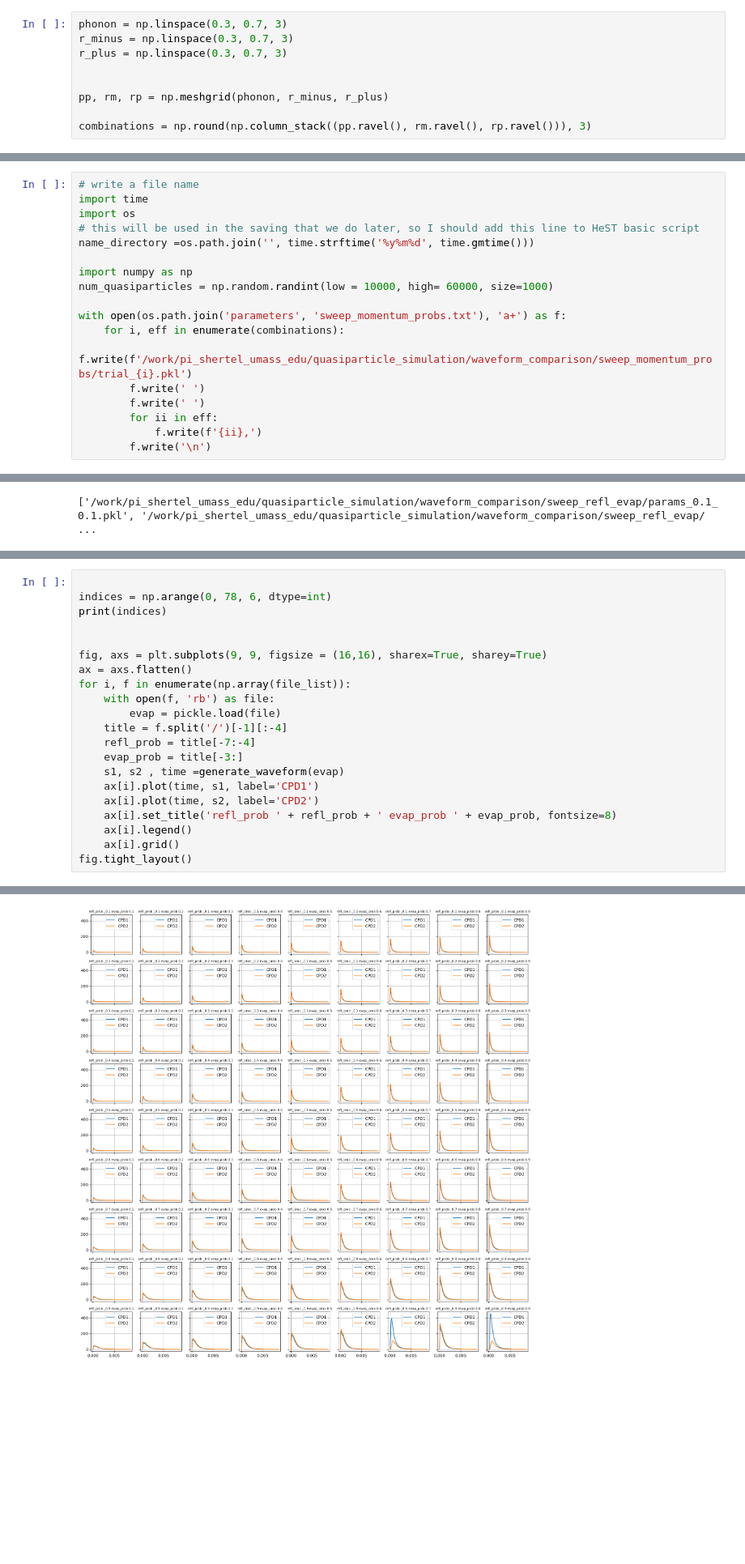
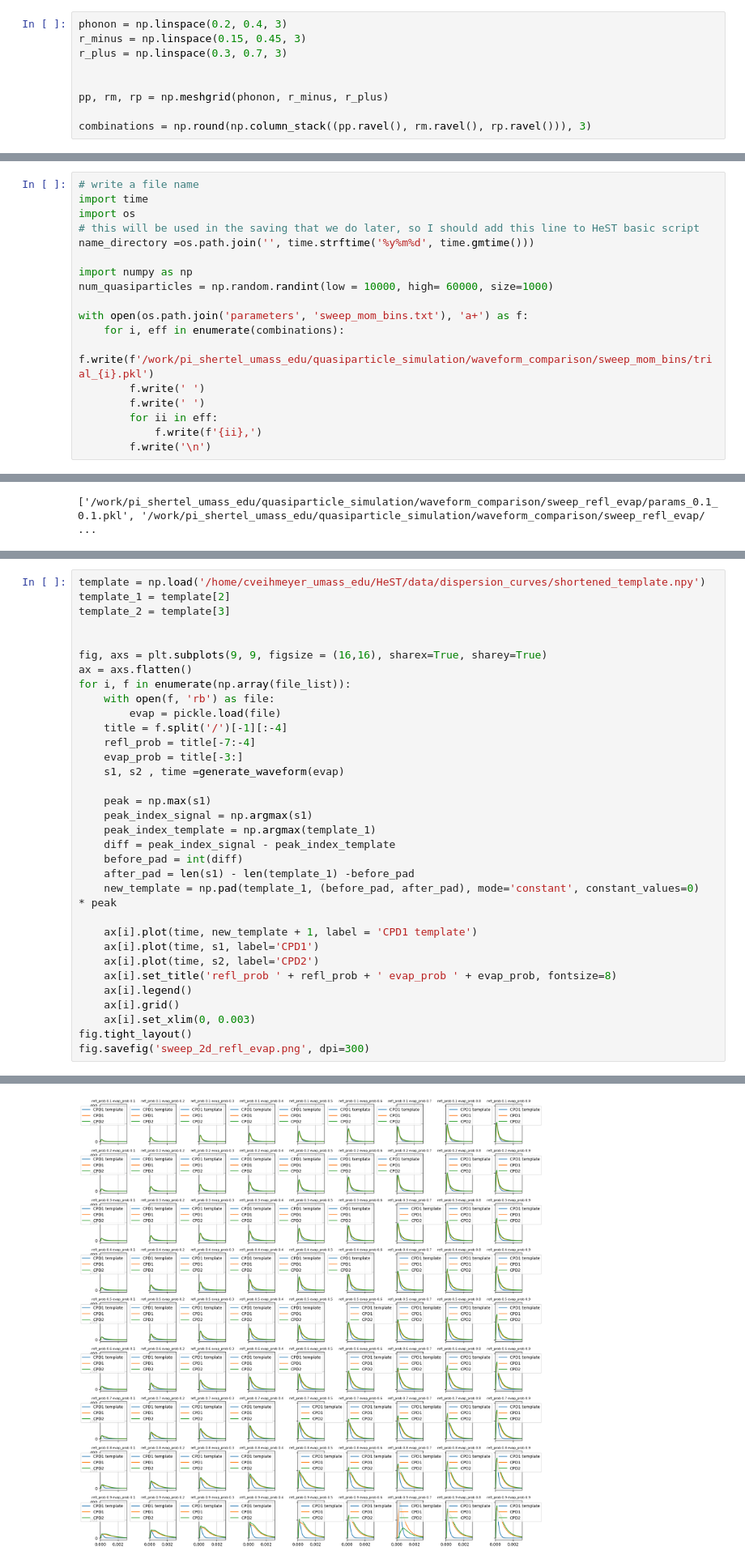
Before and after one commit to spice-herald/HeST, a Jupyter notebook: analysis/unity_analysis.ipynb, the cells around one changed output, grey strips where cells are left out. Shown at 81% size. Cells and saved outputs as stored; diff of their text form; blank space fills up the shorter version.

```diff
--- a/analysis/unity_analysis.ipynb
+++ b/analysis/unity_analysis.ipynb
@@ -28,8 +30,8 @@ with open('./data/new_batch_pracrice.pkl', 'rb') as f:
 # %%
 plot_hist_flavors(slurm_practice)
 # %%
-phonon = np.linspace(0.3, 0.7, 3)
-r_minus = np.linspace(0.3, 0.7, 3)
+phonon = np.linspace(0.2, 0.4, 3)
+r_minus = np.linspace(0.15, 0.45, 3)
 r_plus = np.linspace(0.3, 0.7, 3)
 
 
@@ -66,9 +68,9 @@ name_directory =os.path.join('', time.strftime('%y%m%d', time.gmtime()))
 import numpy as np
 num_quasiparticles = np.random.randint(low = 10000, high= 60000, size=1000)
 
-with open(os.path.join('parameters', 'sweep_momentum_probs.txt'), 'a+') as f:
+with open(os.path.join('parameters', 'sweep_mom_bins.txt'), 'a+') as f:
     for i, eff in enumerate(combinations):
-        f.write(f'/work/pi_shertel_umass_edu/quasiparticle_simulation/waveform_comparison/sweep_momentum_probs/trial_{i}.pkl')
+        f.write(f'/work/pi_shertel_umass_edu/quasiparticle_simulation/waveform_comparison/sweep_mom_bins/trial_{i}.pkl')
         f.write(' ')
         f.write(' ')
         for ii in eff:
@@ -267,9 +324,9 @@ ax.plot(time, s2, label='CPD2')
 [<matplotlib.lines.Line2D at 0x...>]
 [figure]
 # %%
-
-indices = np.arange(0, 78, 6, dtype=int)
-print(indices)
+template = np.load('/home/cveihmeyer_umass_edu/HeST/data/dispersion_curves/shortened_template.npy')
+template_1 = template[2]
+template_2 = template[3]
 
 
 fig, axs = plt.subplots(9, 9, figsize = (16,16), sharex=True, sharey=True)
@@ -281,10 +338,22 @@ for i, f in enumerate(np.array(file_list)):
     refl_prob = title[-7:-4]
     evap_prob = title[-3:]
     s1, s2 , time =generate_waveform(evap)
+
+    peak = np.max(s1)
+    peak_index_signal = np.argmax(s1)
+    peak_index_template = np.argmax(template_1)
+    diff = peak_index_signal - peak_index_template
+    before_pad = int(diff)
+    after_pad = len(s1) - len(template_1) -before_pad
+    new_template = np.pad(template_1, (before_pad, after_pad), mode='constant', constant_values=0)  * peak
+
+    ax[i].plot(time, new_template + 1, label = 'CPD1 template')
     ax[i].plot(time, s1, label='CPD1')
     ax[i].plot(time, s2, label='CPD2')
     ax[i].set_title('refl_prob ' + refl_prob + ' evap_prob ' + evap_prob, fontsize=8)
     ax[i].legend()
     ax[i].grid()
+    ax[i].set_xlim(0, 0.003)
 fig.tight_layout()
+fig.savefig('sweep_2d_refl_evap.png', dpi=300)
 # %% [output]
@@ -292 +360 @@ fig.tight_layout()
-[figure, old version]
+[figure, new version]
```
Also changed, not shown: parts of 16 cells of this notebook, 6 other files.
